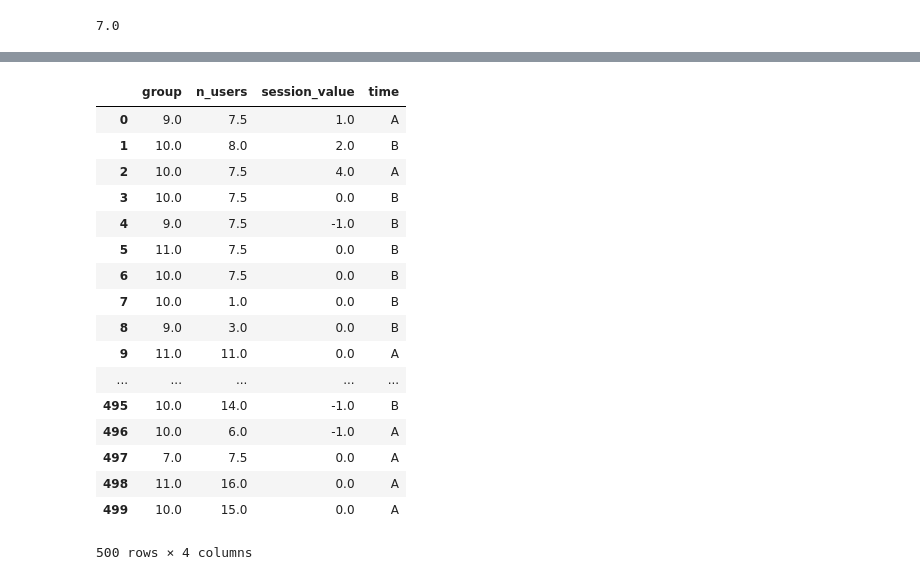
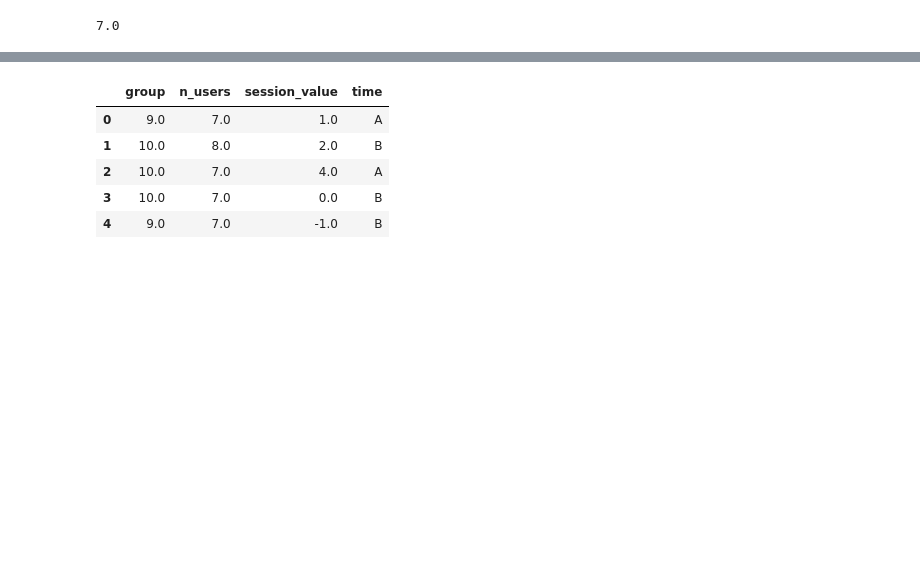
Before and after one commit to Umbamzita/Machine-Learning, a Jupyter notebook: Machine_Learning_stepik_1week.ipynb, the cells around one changed output, grey strips where cells are left out. Cells and saved outputs as stored; diff of their text form; code cells hidden in the pictures; blank space fills up the shorter version.

```diff
--- a/Machine_Learning_stepik_1week.ipynb
+++ b/Machine_Learning_stepik_1week.ipynb
@@ -556,26 +449,14 @@ Name: n_users, Length: 264, dtype: float64
 # %%
 my_stat_na.n_users=my_stat_na.n_users.replace(to_replace=d, value=m)
 # %%
-my_stat_na
+my_stat_na.head()
 # %% [output]
 |  | group | n_users | session_value | time |
-| 0 | 9.0 | 7.5 | 1.0 | A |
+| 0 | 9.0 | 7.0 | 1.0 | A |
 | 1 | 10.0 | 8.0 | 2.0 | B |
-| 2 | 10.0 | 7.5 | 4.0 | A |
-| 3 | 10.0 | 7.5 | 0.0 | B |
-| 4 | 9.0 | 7.5 | -1.0 | B |
-| 5 | 11.0 | 7.5 | 0.0 | B |
-| 6 | 10.0 | 7.5 | 0.0 | B |
-| 7 | 10.0 | 1.0 | 0.0 | B |
-| 8 | 9.0 | 3.0 | 0.0 | B |
-| 9 | 11.0 | 11.0 | 0.0 | A |
-| ... | ... | ... | ... | ... |
-| 495 | 10.0 | 14.0 | -1.0 | B |
-| 496 | 10.0 | 6.0 | -1.0 | A |
-| 497 | 7.0 | 7.5 | 0.0 | A |
-| 498 | 11.0 | 16.0 | 0.0 | A |
-| 499 | 10.0 | 15.0 | 0.0 | A |
+| 2 | 10.0 | 7.0 | 4.0 | A |
+| 3 | 10.0 | 7.0 | 0.0 | B |
+| 4 | 9.0 | 7.0 | -1.0 | B |
-500 rows × 4 columns
 # %%
 my_stat=pd.read_csv('https://stepik.org/media/attachments/course/4852/my_stat_na.csv')
 # %%
```
Also changed, not shown: parts of 14 cells of this notebook.
